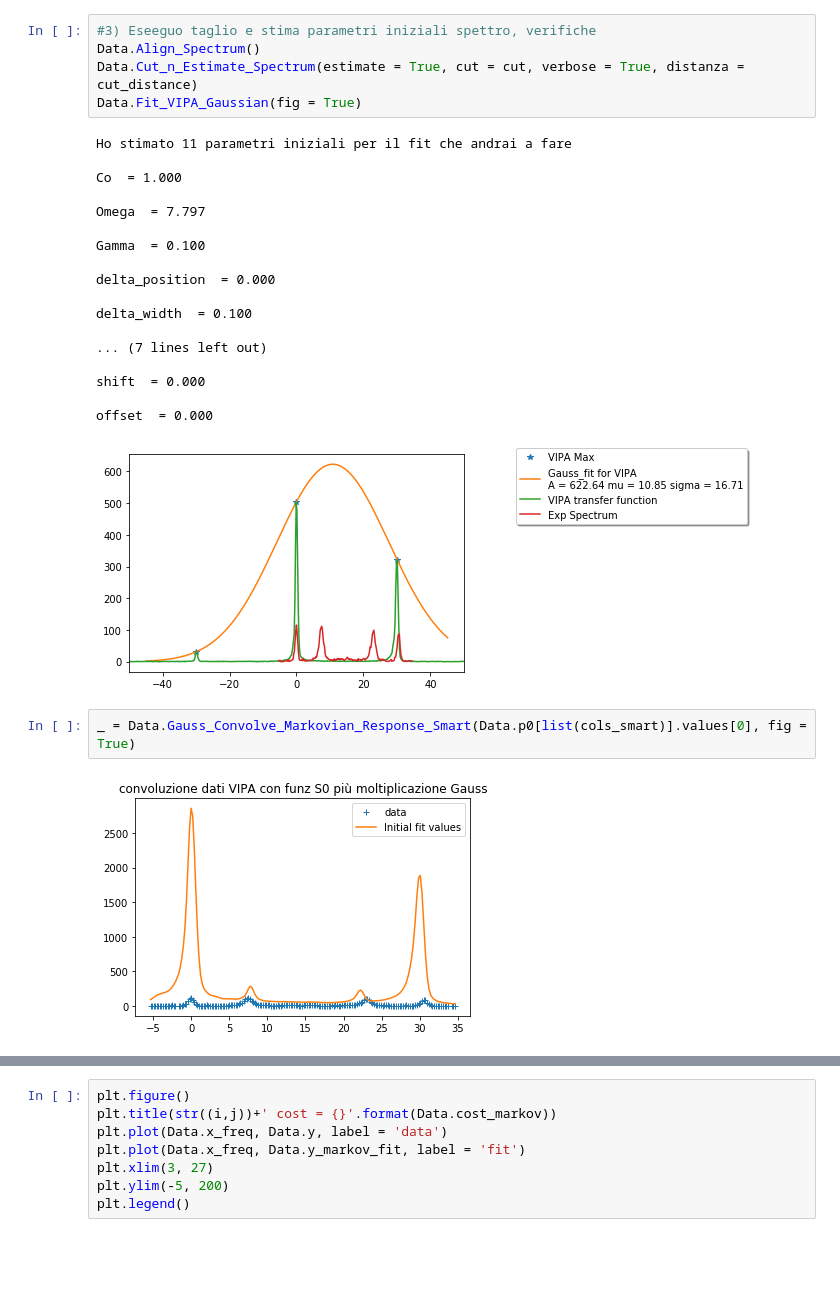
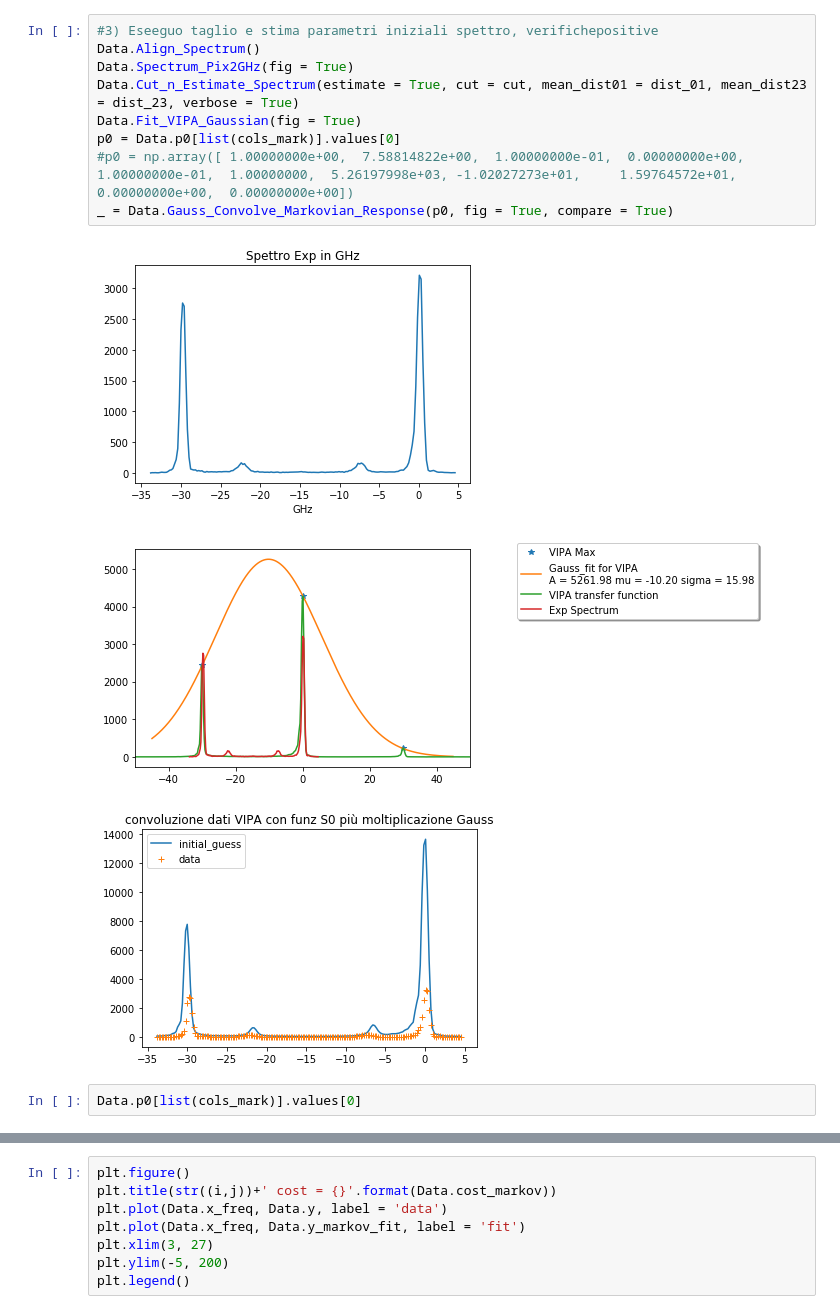
Before and after one commit to flautodipan/Python_Libraries, a Jupyter notebook: Experimentum_single.ipynb, the cells around one changed output, grey strips where cells are left out. Drawn from its saved outputs; the diff is of its cells as text; blank space fills up the shorter version.

```diff
--- a/Experimentum_single.ipynb
+++ b/Experimentum_single.ipynb
@@ -112,28 +121,15 @@ Data.Spectrum_Pix2GHz(fig = True)
-# %%
-#3) Eseeguo taglio e stima parametri iniziali spettro, verifiche
-Data.Align_Spectrum()
-Data.Cut_n_Estimate_Spectrum(estimate = True, cut = cut, verbose = True, distanza = cut_distance)
-Data.Fit_VIPA_Gaussian(fig = True)
-# %% [output]
-Ho stimato 11 parametri iniziali per il fit che andrai a fare
-
-Co  = 1.000
-
-Omega  = 7.797
-
-Gamma  = 0.100
-
-delta_position  = 0.000
-
-delta_width  = 0.100
-
-... (7 lines left out)
-
-shift  = 0.000
-
-offset  = 0.000
-[figure, removed]
+# %%
+#3) Eseeguo taglio e stima parametri iniziali spettro, verifichepositive
+Data.Align_Spectrum()
+Data.Spectrum_Pix2GHz(fig = True)
+Data.Cut_n_Estimate_Spectrum(estimate = True, cut = cut, mean_dist01 = dist_01, mean_dist23 = dist_23, verbose = True)
+Data.Fit_VIPA_Gaussian(fig = True)
+p0 = Data.p0[list(cols_mark)].values[0]
+#p0 = np.array([ 1.00000000e+00,  7.58814822e+00,  1.00000000e-01,  0.00000000e+00,        1.00000000e-01,  1.00000000,  5.26197998e+03, -1.02027273e+01,     1.59764572e+01,  0.00000000e+00,  0.00000000e+00])
+_ = Data.Gauss_Convolve_Markovian_Response(p0, fig = True, compare = True)
+# %% [output]
+[figure, added]
+[figure, added]
+[figure, added]
 # %%
-_ = Data.Gauss_Convolve_Markovian_Response_Smart(Data.p0[list(cols_smart)].values[0], fig = True)
+Data.p0[list(cols_mark)].values[0]
-# %% [output]
-[figure, removed]
```
Also changed, not shown: parts of 13 cells of this notebook, 3 other files.
